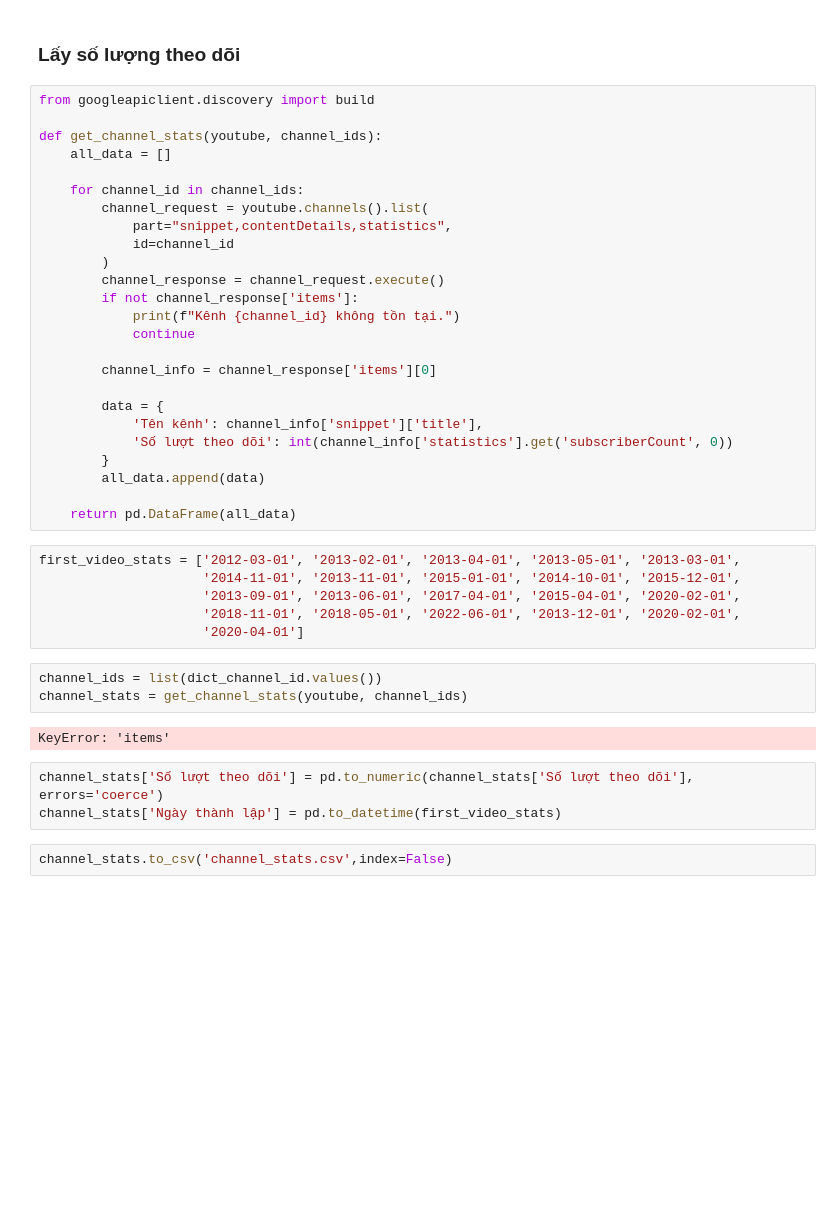
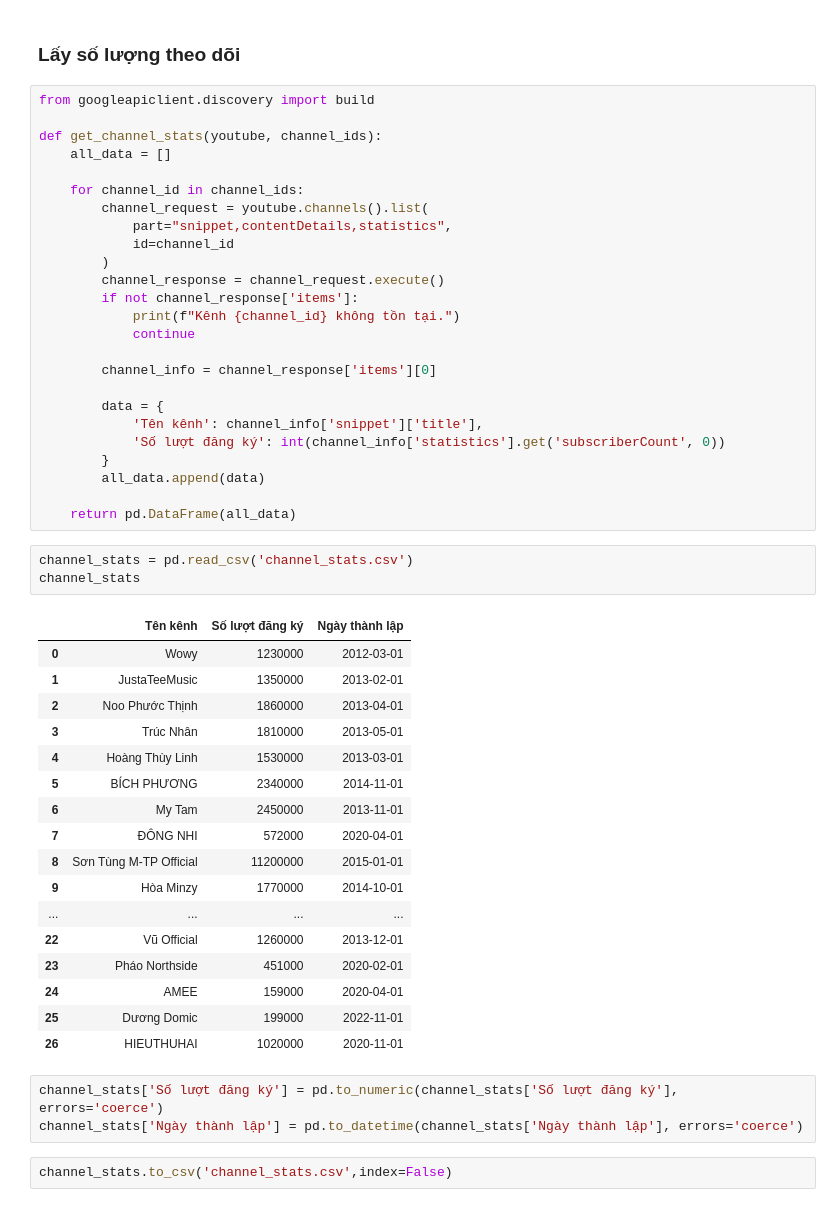
Before and after one commit to linkoc119/BTL.EelSoup, a Jupyter notebook: DataScrape.ipynb, the cells around one changed output. Drawn from its saved outputs; the diff is of its cells as text; blank space fills up the shorter version.

```diff
--- a/DataScrape.ipynb
+++ b/DataScrape.ipynb
@@ -234,24 +278,34 @@ def get_channel_stats(youtube, channel_ids):
 
         data = {
             'Tên kênh': channel_info['snippet']['title'],
-            'Số lượt theo dõi': int(channel_info['statistics'].get('subscriberCount', 0))
+            'Số lượt đăng ký': int(channel_info['statistics'].get('subscriberCount', 0))
         }
         all_data.append(data)
 
     return pd.DataFrame(all_data)
-# %%
-first_video_stats = ['2012-03-01', '2013-02-01', '2013-04-01', '2013-05-01', '2013-03-01',
-                     '2014-11-01', '2013-11-01', '2015-01-01', '2014-10-01', '2015-12-01',
-                     '2013-09-01', '2013-06-01', '2017-04-01', '2015-04-01', '2020-02-01',
-                     '2018-11-01', '2018-05-01', '2022-06-01', '2013-12-01', '2020-02-01',
-                     '2020-04-01']
-# %%
-channel_ids = list(dict_channel_id.values())
-channel_stats = get_channel_stats(youtube, channel_ids)
-# %% [output]
-KeyError: 'items'
+# %%
+channel_stats = pd.read_csv('channel_stats.csv')
+channel_stats
+# %% [output]
+|  | Tên kênh | Số lượt đăng ký | Ngày thành lập |
+| 0 | Wowy | 1230000 | 2012-03-01 |
+| 1 | JustaTeeMusic | 1350000 | 2013-02-01 |
+| 2 | Noo Phước Thịnh | 1860000 | 2013-04-01 |
+| 3 | Trúc Nhân | 1810000 | 2013-05-01 |
+| 4 | Hoàng Thùy Linh | 1530000 | 2013-03-01 |
+| 5 | BÍCH PHƯƠNG | 2340000 | 2014-11-01 |
+| 6 | My Tam | 2450000 | 2013-11-01 |
+| 7 | ĐÔNG NHI | 572000 | 2020-04-01 |
+| 8 | Sơn Tùng M-TP Official | 11200000 | 2015-01-01 |
+| 9 | Hòa Minzy | 1770000 | 2014-10-01 |
+| ... | ... | ... | ... |
+| 22 | Vũ Official | 1260000 | 2013-12-01 |
+| 23 | Pháo Northside | 451000 | 2020-02-01 |
+| 24 | AMEE | 159000 | 2020-04-01 |
+| 25 | Dương Domic | 199000 | 2022-11-01 |
+| 26 | HIEUTHUHAI | 1020000 | 2020-11-01 |
 # %%
-channel_stats['Số lượt theo dõi'] = pd.to_numeric(channel_stats['Số lượt theo dõi'], errors='coerce')
-channel_stats['Ngày thành lập'] = pd.to_datetime(first_video_stats)
+channel_stats['Số lượt đăng ký'] = pd.to_numeric(channel_stats['Số lượt đăng ký'], errors='coerce')
+channel_stats['Ngày thành lập'] = pd.to_datetime(channel_stats['Ngày thành lập'], errors='coerce')
 # %%
 channel_stats.to_csv('channel_stats.csv',index=False)
```
Also changed, not shown: parts of 8 cells of this notebook, 9 other files.
